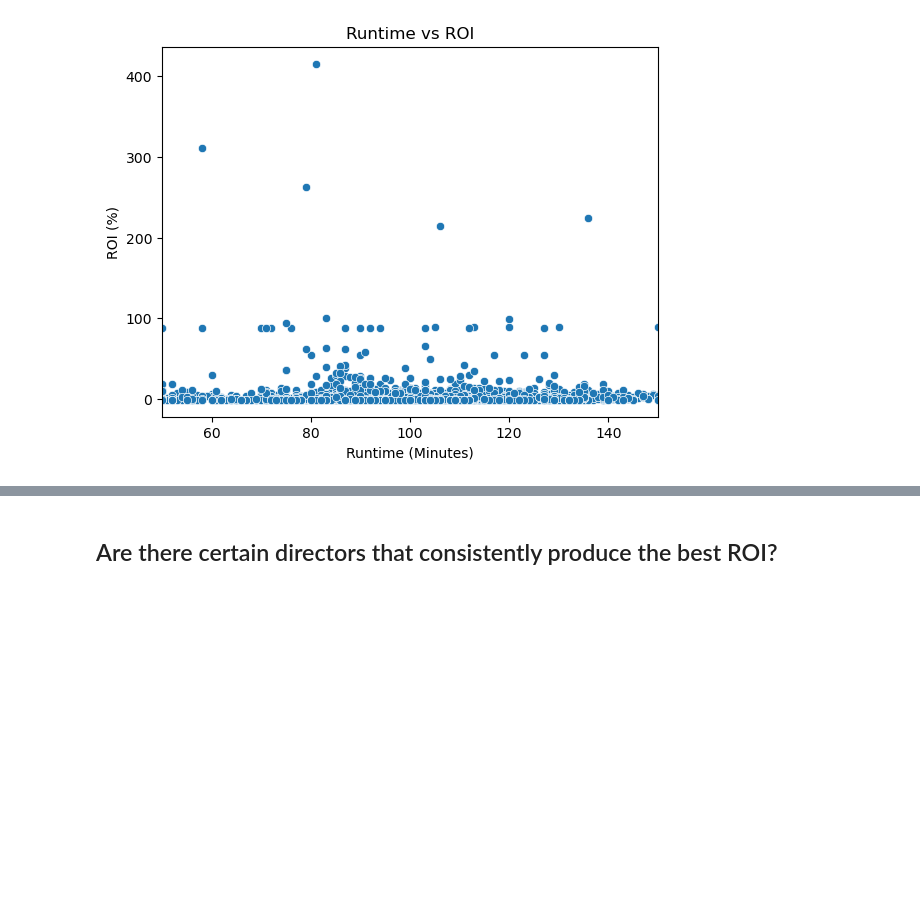
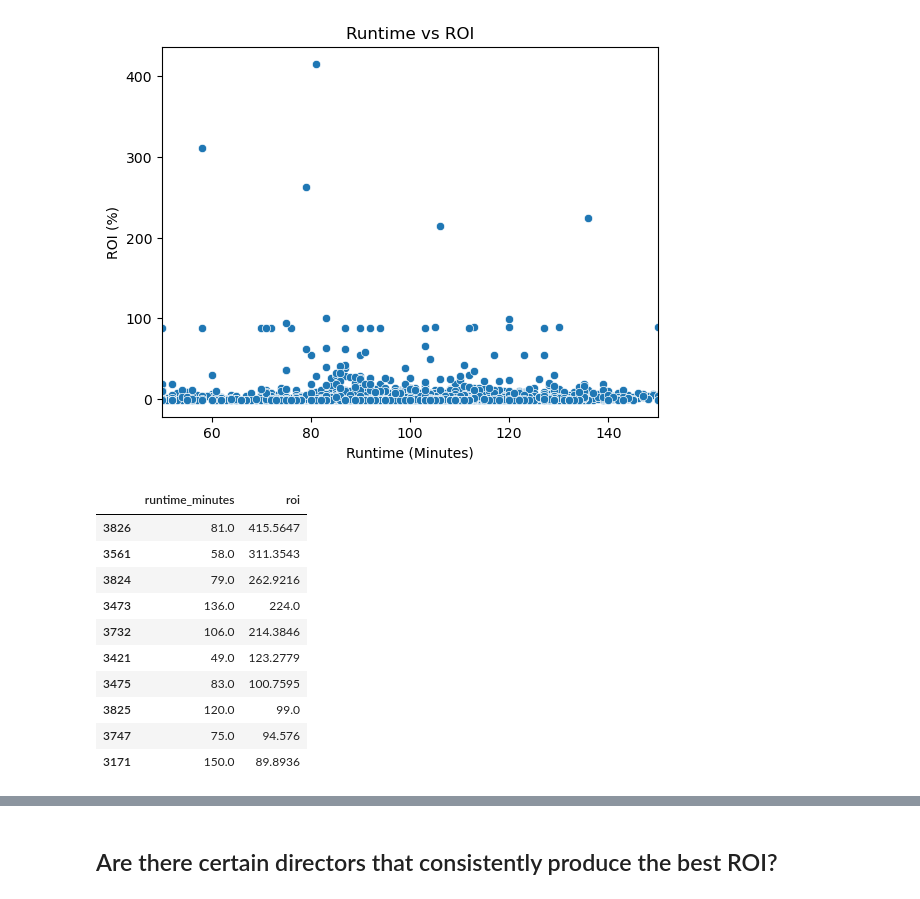
Before and after one commit to hannahdallas/movies, a Jupyter notebook: notebooks/final.ipynb, the cells around one changed output, grey strips where cells are left out. Saved outputs shown, nothing was run; the diff lists cells and outputs as text; code cells hidden in the pictures; blank space fills up the shorter version.

```diff
--- a/notebooks/final.ipynb
+++ b/notebooks/final.ipynb
@@ -300,3 +320,19 @@ plt.xlim(50, 150)
 plt.show()
 # %% [output]
 [figure]
+# %%
+#Let's inspect the top 10 results
+sorted_runtime = runtime_analysis.sort_values(by='roi', ascending=False)
+sorted_runtime.head(10)
+# %% [output]
+|  | runtime_minutes | roi |
+| 3826 | 81.0 | 415.5647 |
+| 3561 | 58.0 | 311.3543 |
+| 3824 | 79.0 | 262.9216 |
+| 3473 | 136.0 | 224.0 |
+| 3732 | 106.0 | 214.3846 |
+| 3421 | 49.0 | 123.2779 |
+| 3475 | 83.0 | 100.7595 |
+| 3825 | 120.0 | 99.0 |
+| 3747 | 75.0 | 94.576 |
+| 3171 | 150.0 | 89.8936 |
```
Also changed, not shown: parts of 19 cells of this notebook.
